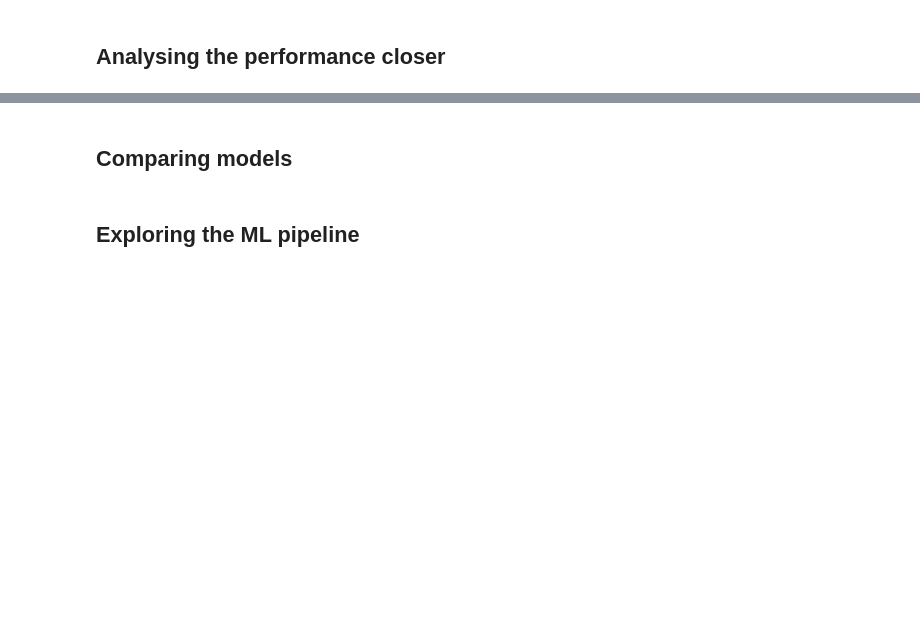
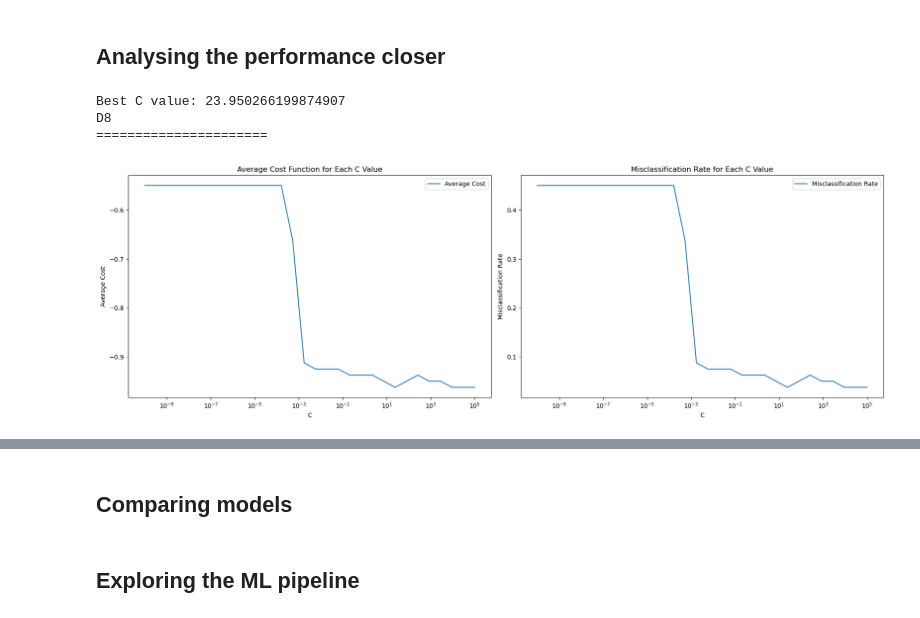
Before and after one commit to LisonLau/CITS5508-Assignments, a Jupyter notebook: Assignment 1 (15%)/assig1_23123849.ipynb, the cells around one changed output, grey strips where cells are left out. Cells and saved outputs as stored; diff of their text form; code cells hidden in the pictures; blank space fills up the shorter version.

```diff
--- a/Assignment 1 (15%)/assig1_23123849.ipynb
+++ b/Assignment 1 (15%)/assig1_23123849.ipynb
@@ -291,50 +335,51 @@ plt.show()
 # %%
 from sklearn.linear_model import LogisticRegression
 from sklearn.model_selection import GridSearchCV
 
-# Define the range of penalty strengths
-param_grid = {'C': np.logspace(-10, 5, 30)}
+from sklearn.datasets import make_classification
+from sklearn.model_selection import train_test_split
+X, y = make_classification(n_samples=100, n_features=10, random_state=42)
+X_train, X_val, y_train, y_val = train_test_split(X, y, test_size=0.2, random_state=42)
+
 
 # Create a logistic regression model
-lr_model = LogisticRegression()
+lr_model = LogisticRegression(max_iter=1000)
+param_grid = {'C': C_range}
 
-# Create GridSearchCV with 5-fold cross-validation
-grid_search = GridSearchCV(lr_model, param_grid, cv=5, scoring='accuracy')
+# Perform grid search with 10-fold cross-validation on the training data
+# grid_search = GridSearchCV(estimator=lr_model, param_grid={'C': C_range}, cv=10, scoring='accuracy')
+grid_search = GridSearchCV(lr_model, param_grid, cv=10, scoring='accuracy')
+grid_search.fit(X_train, y_train)
 
-# Perform the grid search on the training data
-grid_search.fit(training_x, training_y)
-
-# Get the best hyperparameters
-best_C = grid_search.best_params_['C']
-
-print("Best C value:", best_C)
-
-# Get the mean test scores for each C value
-mean_test_scores = grid_search.cv_results_['mean_test_score']
-mean_test_scores = mean_test_scores.reshape(-1, 1)
+# Get the results
+results = grid_search.cv_results_
+avg_cost_values = -results['mean_test_score']
+misclass_fraction = 1 - results['mean_test_score']
 
 # Print D8
 print('D8\n======================')
 fig, axs = plt.subplots(1, 2, figsize=(18, 6))
 
 # Left plot: Average cost function for each C value
-axs[0].plot(C_range, mean_test_scores, label='Average Cost')
+axs[0].plot(C_range, avg_cost_values, label='Average Cost')
 axs[0].set_xscale('log')
 axs[0].set_xlabel('C')
 axs[0].set_ylabel('Average Cost')
-axs[0].set_title('Average Cost Function for Different C Values')
+axs[0].set_title('Average Cost Function for Each C Value')
 axs[0].legend()
 
 # Right plot: Misclassification rate for each C value
-best_estimator = grid_search.best_estimator_
-y_pred_train = best_estimator.predict(training_x)
-train_misclass = np.mean(y_pred_train != training_y)
-axs[1].plot(C_range, [train_misclass] * len(C_range), label='Training Set')
+axs[1].plot(C_range, misclass_fraction, label='Misclassification Rate')
 axs[1].set_xscale('log')
 axs[1].set_xlabel('C')
 axs[1].set_ylabel('Misclassification Rate')
-axs[1].set_title('Misclassification Rate for Different C Values')
+axs[1].set_title('Misclassification Rate for Each C Value')
 axs[1].legend()
 
 plt.tight_layout()
 plt.show()
+# %% [output]
+Best C value: 23.950266199874907
+D8
+======================
+[figure, added]
```
Also changed, not shown: parts of 9 cells of this notebook.
